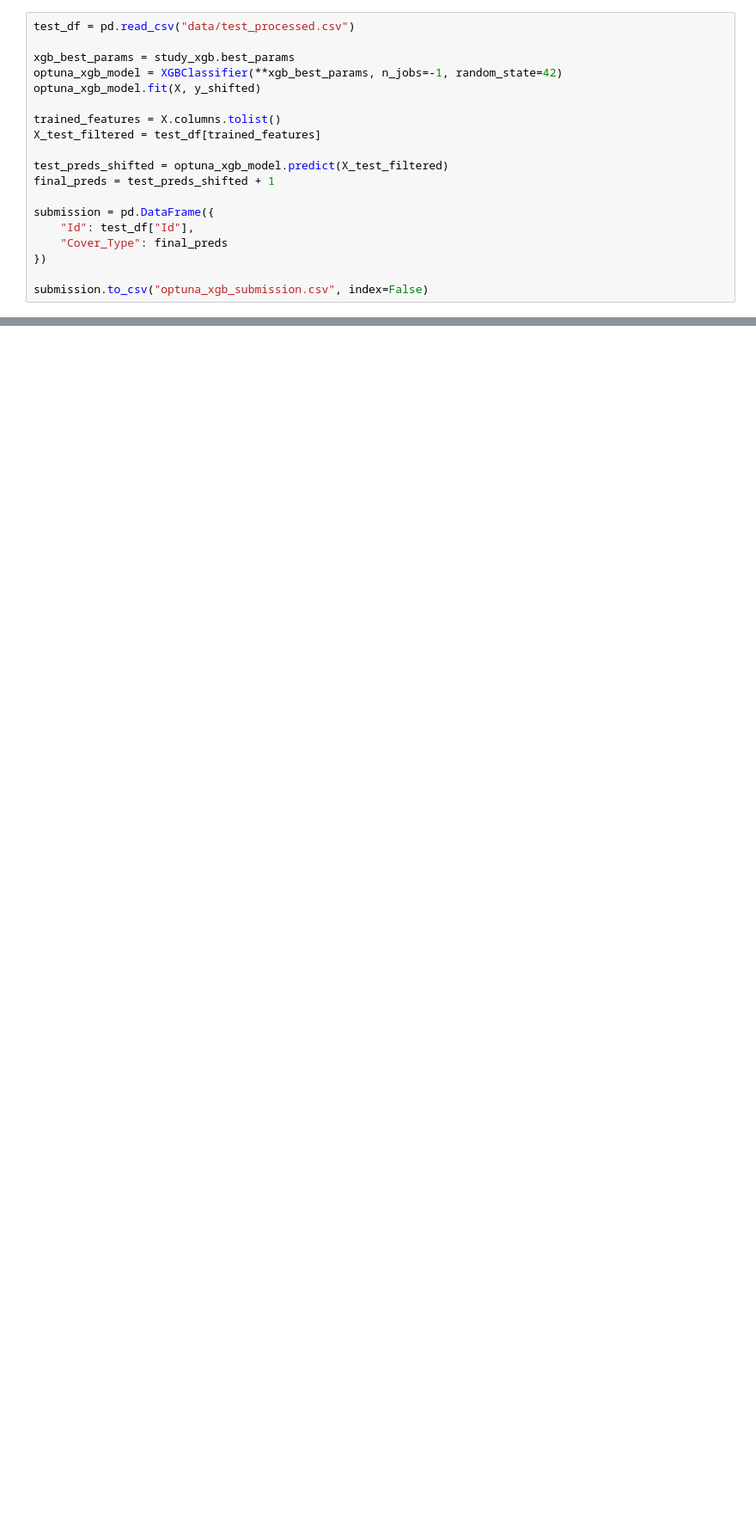
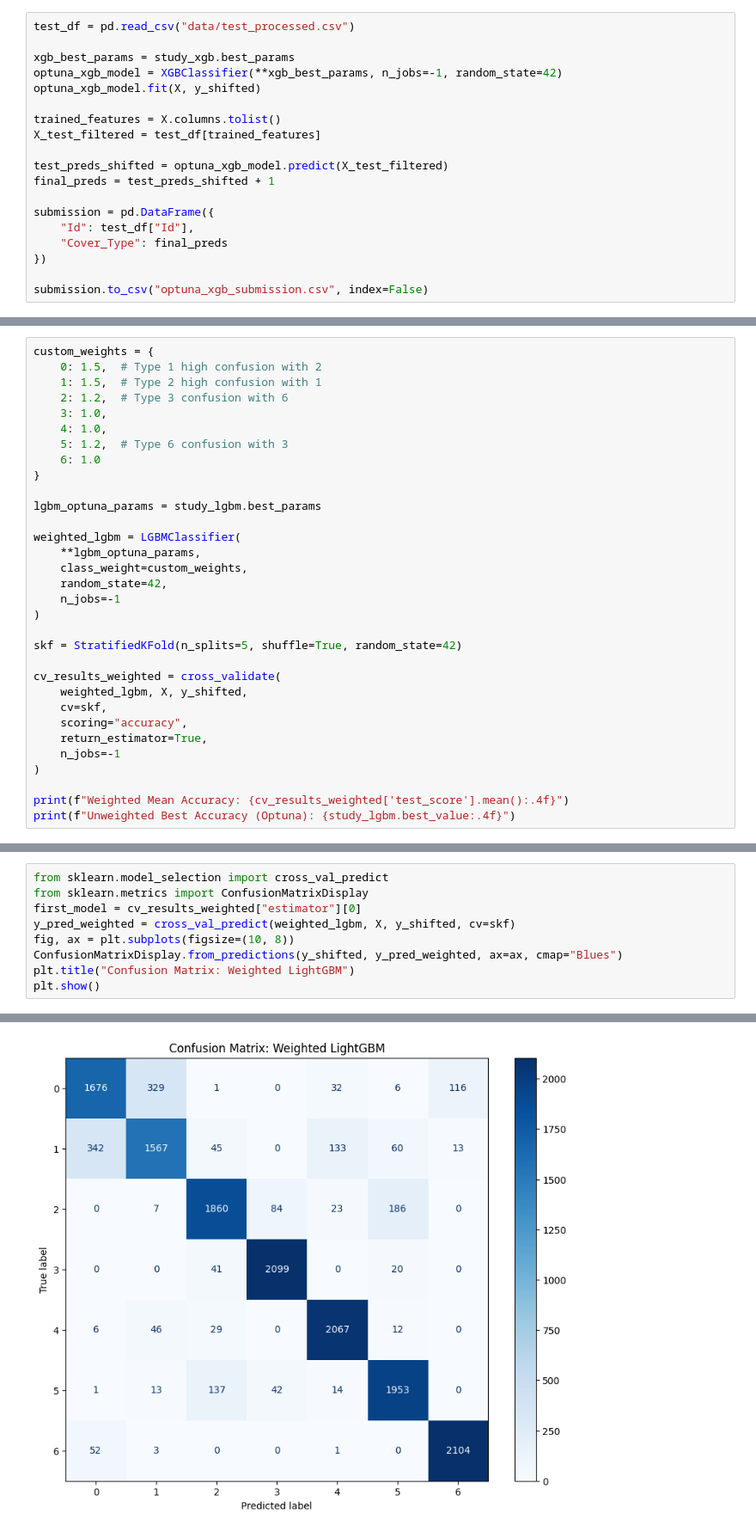
Before and after one commit to hxrshu/ml-ii-forest-cover-predictor, a Jupyter notebook: model_exploration.ipynb, the cells around one changed output, grey strips where cells are left out. Shown at 86% size. Drawn from its saved outputs; the diff is of its cells as text; blank space fills up the shorter version.

Commit message:
weighted lgbm implemented

```diff
--- a/model_exploration.ipynb
+++ b/model_exploration.ipynb
@@ -489,0 +483,32 @@ submission.to_csv("optuna_xgb_submission.csv", index=False)
+# %%
+custom_weights = {
+    0: 1.5,  # Type 1 high confusion with 2
+    1: 1.5,  # Type 2 high confusion with 1
+    2: 1.2,  # Type 3 confusion with 6
+    3: 1.0,
+    4: 1.0,
+    5: 1.2,  # Type 6 confusion with 3
+    6: 1.0
+}
+
+lgbm_optuna_params = study_lgbm.best_params
+
+weighted_lgbm = LGBMClassifier(
+    **lgbm_optuna_params,
+    class_weight=custom_weights,
+    random_state=42,
+    n_jobs=-1
+)
+
+skf = StratifiedKFold(n_splits=5, shuffle=True, random_state=42)
+
+cv_results_weighted = cross_validate(
+    weighted_lgbm, X, y_shifted,
+    cv=skf,
+    scoring="accuracy",
+    return_estimator=True,
+    n_jobs=-1
+)
+
+print(f"Weighted Mean Accuracy: {cv_results_weighted['test_score'].mean():.4f}")
+print(f"Unweighted Best Accuracy (Optuna): {study_lgbm.best_value:.4f}")
@@ -489,0 +533,10 @@ submission.to_csv("optuna_xgb_submission.csv", index=False)
+# %%
+from sklearn.model_selection import cross_val_predict
+from sklearn.metrics import ConfusionMatrixDisplay
+first_model = cv_results_weighted["estimator"][0]
+y_pred_weighted = cross_val_predict(weighted_lgbm, X, y_shifted, cv=skf)
+fig, ax = plt.subplots(figsize=(10, 8))
+ConfusionMatrixDisplay.from_predictions(y_shifted, y_pred_weighted, ax=ax, cmap="Blues")
+plt.title("Confusion Matrix: Weighted LightGBM")
+plt.show()
+# %% [output]
@@ -489,0 +560 @@ submission.to_csv("optuna_xgb_submission.csv", index=False)
+[figure, added]
```
Also changed, not shown: parts of 8 cells of this notebook.
